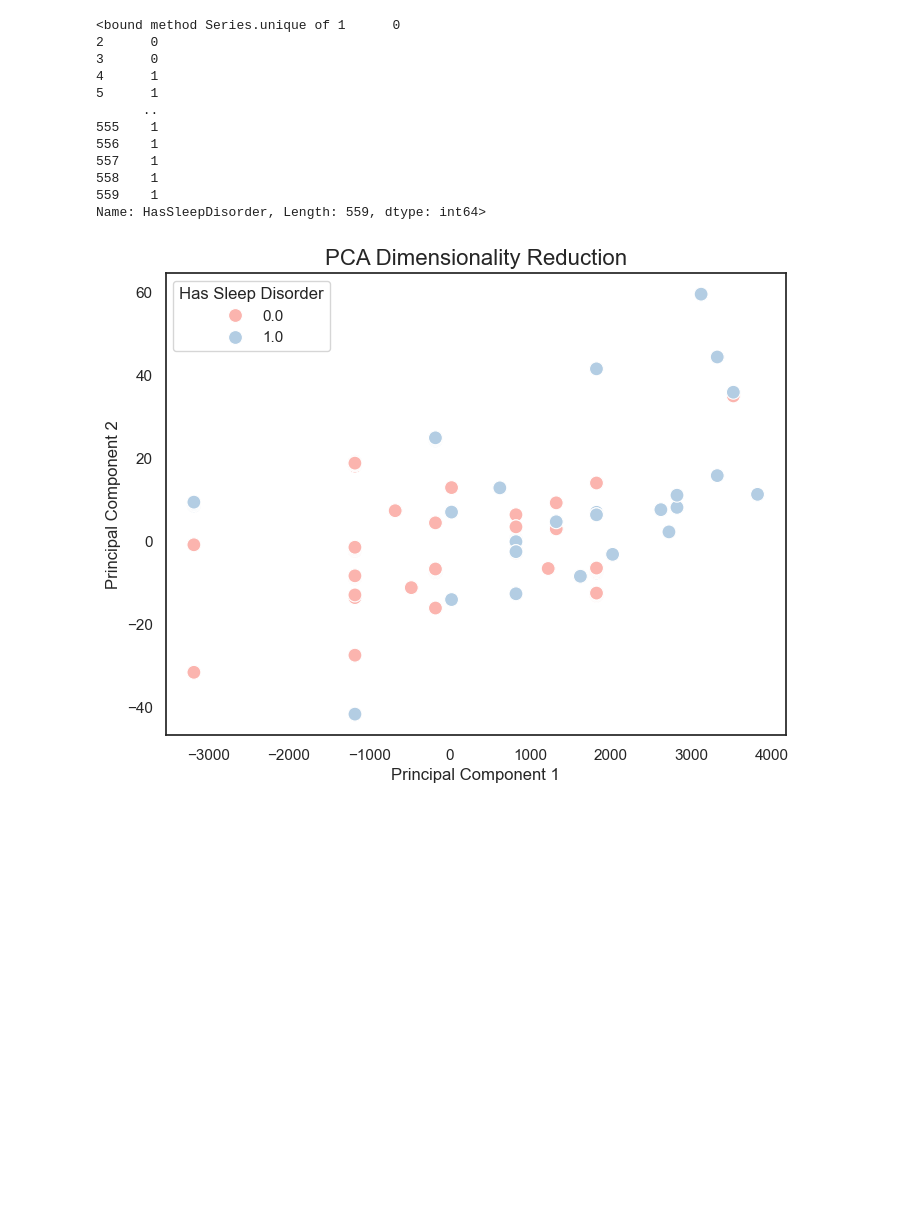
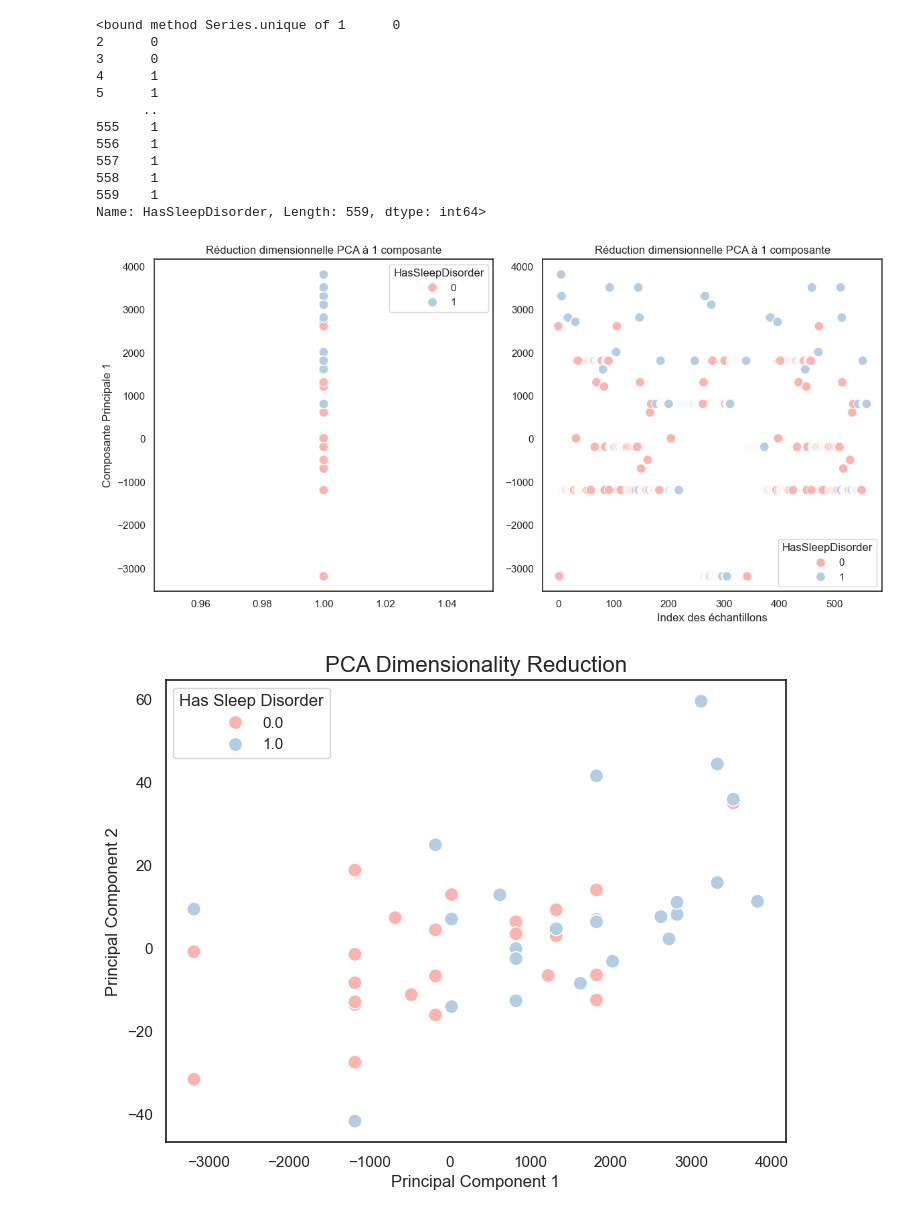
Before and after one commit to VinhHoaTU/Sleep-Problem-Detection, a Jupyter notebook: Script/Notebook.ipynb, the cells around one changed output. Saved outputs shown, nothing was run; the diff lists cells and outputs as text; code cells hidden in the pictures; blank space fills up the shorter version.

```diff
--- a/Script/Notebook.ipynb
+++ b/Script/Notebook.ipynb
@@ -227,3 +225,36 @@ Name: HasSleepDisorder, Length: 559, dtype: int64>
+# %%
+# Supposons que 'df' soit votre DataFrame
+X = df.iloc[:, :-1]  # Caractéristiques (toutes les colonnes sauf la dernière)
+y = df["HasSleepDisorder"]  # Colonne cible
+
+# Appliquer PCA (1 composante)
+acp1 = PCA(n_components=1, random_state=42).fit_transform(X)
+
+# Créer un DataFrame avec les composantes principales
+acp_df = pd.DataFrame(acp1, columns=['Composante Principale 1'])
+acp_df['HasSleepDisorder'] = y
+
+# Définir le style Seaborn avec un thème bleu (par exemple, 'whitegrid')
+sns.set(style="white")  # Supprimer les lignes de la grille en utilisant le style 'white'
+
+# Créer des sous-graphes
+fig, axes = plt.subplots(1, 2, figsize=(12, 6))
+
+# Graphe 1 : Nuage de points avec une valeur constante sur l'axe des X pour chaque échantillon
+sns.scatterplot(x=np.ones(len(acp1)), y=acp1[:, 0], hue=y, palette="Pastel1", ax=axes[0], s=100)
+axes[0].set_title('Réduction dimensionnelle PCA à 1 composante')
+axes[0].set_ylabel('Composante Principale 1')
+
+# Graphe 2 : Nuage de points avec l'index des échantillons sur l'axe des X
+sns.scatterplot(x=range(len(acp1)), y=acp1[:, 0], hue=y, palette="Pastel1", ax=axes[1], s=100)
+axes[1].set_title('Réduction dimensionnelle PCA à 1 composante')
+axes[1].set_xlabel('Index des échantillons')
+
+# Afficher le graphique
+plt.tight_layout()  # Ajuster l'espacement entre les sous-graphes
+plt.show()
+# %% [output]
+[figure, added]
 # %%
 # Apply PCA (2 components)
 acp = PCA(n_components=2, random_state=42).fit_transform(X)
```
Also changed, not shown: parts of 12 cells of this notebook, 4 other files.
